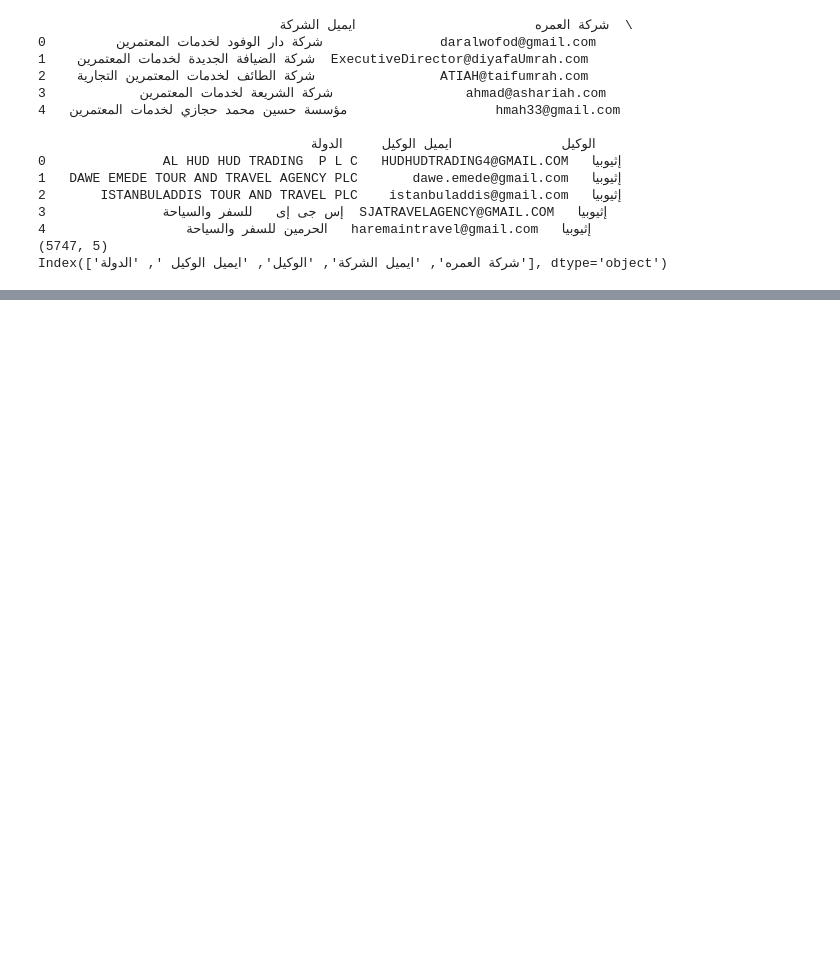
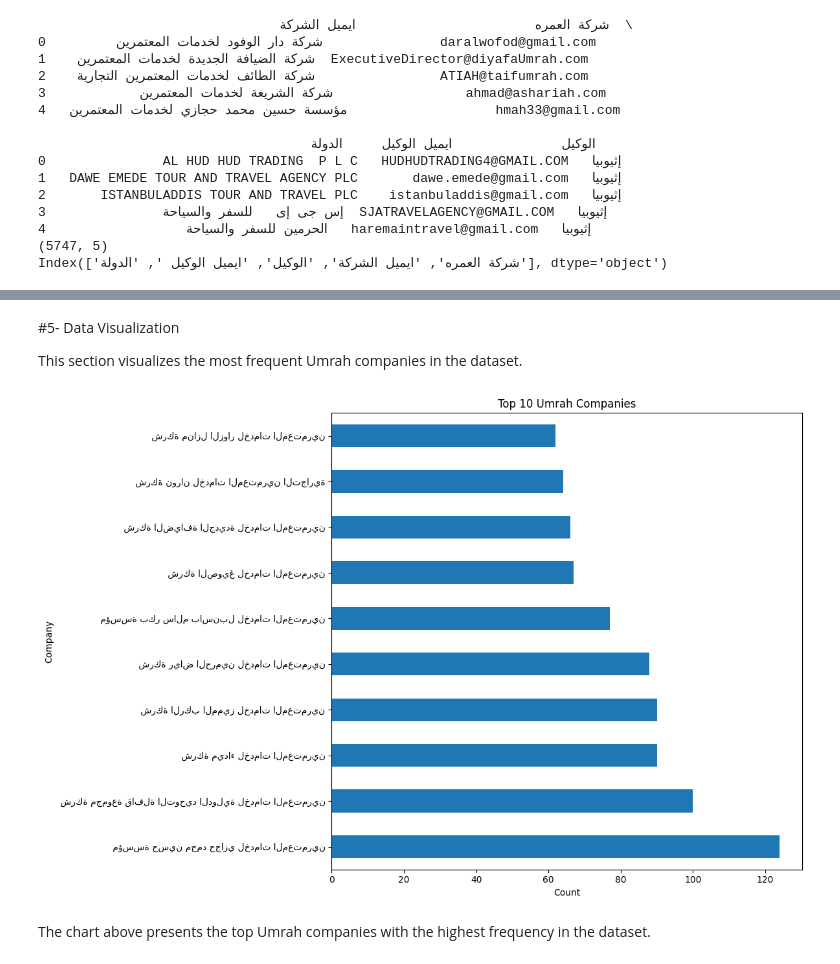
Before and after one commit to ArwaAlherz/ML-Lab1-Group, a Jupyter notebook: ِassignment.ipynb, the cells around one changed output, grey strips where cells are left out. Saved outputs shown, nothing was run; the diff lists cells and outputs as text; code cells hidden in the pictures; blank space fills up the shorter version.

```diff
--- a/ِassignment.ipynb
+++ b/ِassignment.ipynb
@@ -9,4 +13,4 @@ Saving 1634.csv to 1634.csv
 # %%
 import pandas as pd
 
-df = pd.read_csv("1634.csv")
+df = pd.read_csv("16340.csv")
@@ -58,0 +79,28 @@ df["شركة العمره"].hist()
+# %% [markdown]
+#5- Data Visualization
+
+This section visualizes the most frequent Umrah companies in the dataset.
+# %%
+import matplotlib.pyplot as plt
+
+top_companies = df['شركة العمره'].value_counts().head(10)
+
+
+plt.figure(figsize=(12,8))
+
+top_companies.plot(kind='barh')
+
+
+plt.title('Top 10 Umrah Companies')
+
+plt.xlabel('Count')
+
+plt.ylabel('Company')
+
+plt.tight_layout()
+
+plt.show()
+# %% [output]
+[figure, added]
+# %% [markdown]
+The chart above presents the top Umrah companies with the highest frequency in the dataset.
```
Also changed, not shown: parts of 27 cells of this notebook.
